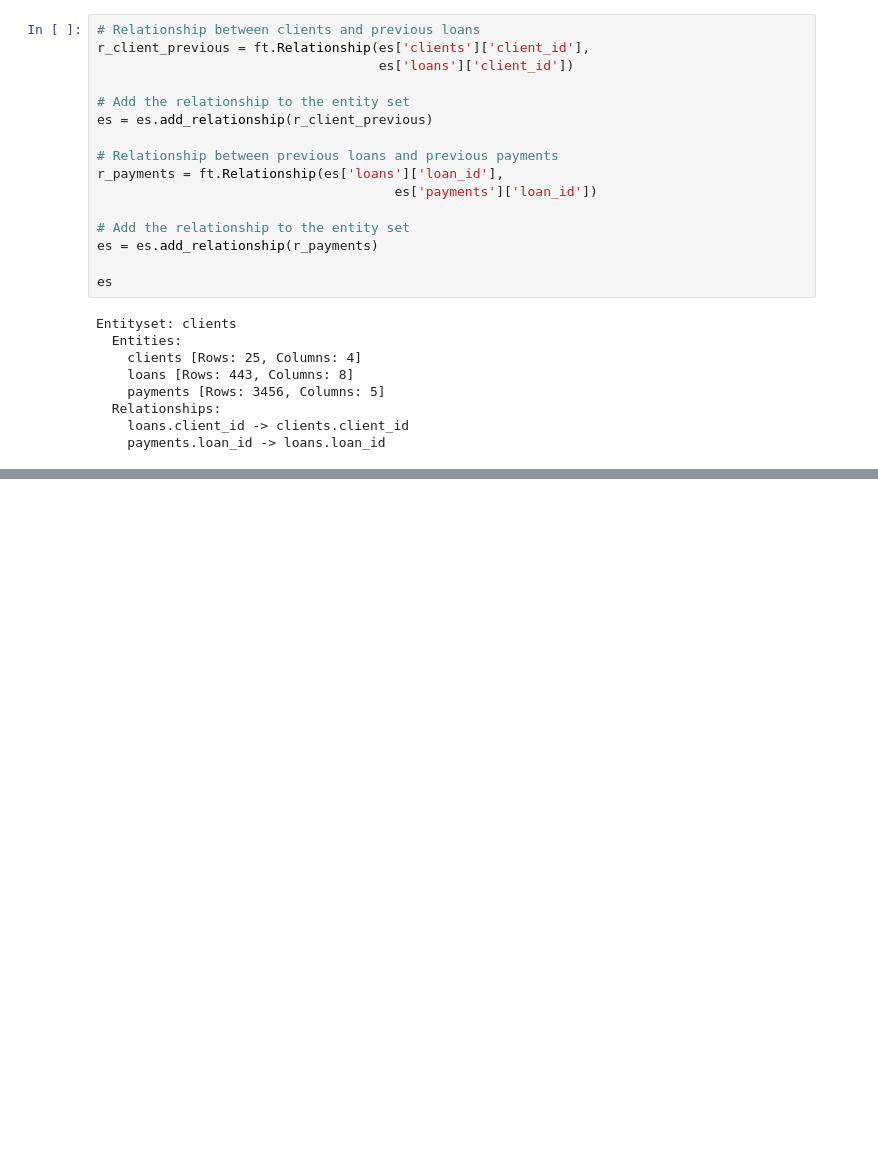
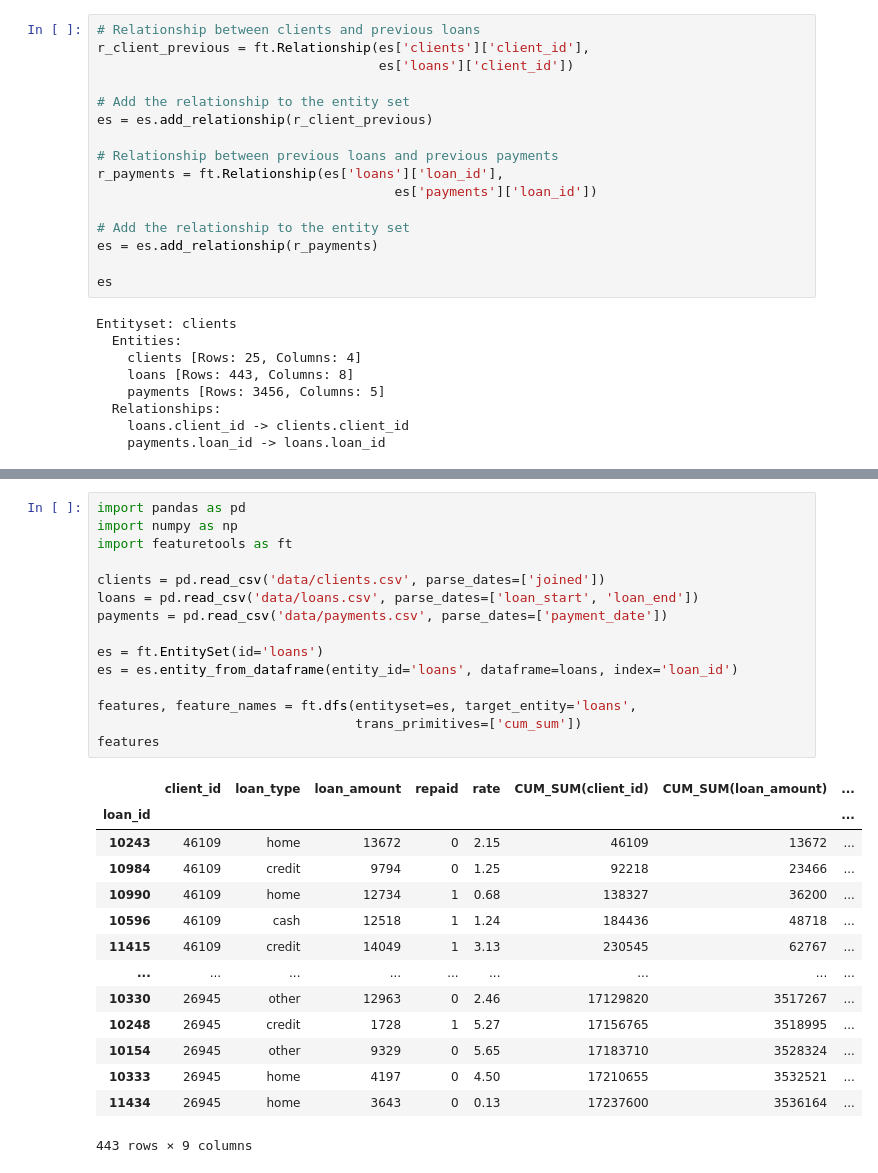
Before and after one commit to Owen-Choi/Python_Study, a Jupyter notebook: preprocessing_ex.ipynb, the cells around one changed output, grey strips where cells are left out. Cells and saved outputs as stored; diff of their text form; blank space fills up the shorter version.

Commit message:
data preprocessing programming homework

```diff
--- a/preprocessing_ex.ipynb
+++ b/preprocessing_ex.ipynb
@@ -71,0 +123,30 @@ Entityset: clients
+# %%
+import pandas as pd
+import numpy as np
+import featuretools as ft
+
+clients = pd.read_csv('data/clients.csv', parse_dates=['joined'])
+loans = pd.read_csv('data/loans.csv', parse_dates=['loan_start', 'loan_end'])
+payments = pd.read_csv('data/payments.csv', parse_dates=['payment_date'])
+
+es = ft.EntitySet(id='loans')
+es = es.entity_from_dataframe(entity_id='loans', dataframe=loans, index='loan_id')
+
+features, feature_names = ft.dfs(entityset=es, target_entity='loans',
+                                 trans_primitives=['cum_sum'])
+features
+# %% [output]
+|  | client_id | loan_type | loan_amount | repaid | rate | CUM_SUM(client_id) | CUM_SUM(loan_amount) | ... |
+| loan_id |  |  |  |  |  |  |  | ... |
+| 10243 | 46109 | home | 13672 | 0 | 2.15 | 46109 | 13672 | ... |
+| 10984 | 46109 | credit | 9794 | 0 | 1.25 | 92218 | 23466 | ... |
+| 10990 | 46109 | home | 12734 | 1 | 0.68 | 138327 | 36200 | ... |
+| 10596 | 46109 | cash | 12518 | 1 | 1.24 | 184436 | 48718 | ... |
+| 11415 | 46109 | credit | 14049 | 1 | 3.13 | 230545 | 62767 | ... |
+| ... | ... | ... | ... | ... | ... | ... | ... | ... |
+| 10330 | 26945 | other | 12963 | 0 | 2.46 | 17129820 | 3517267 | ... |
+| 10248 | 26945 | credit | 1728 | 1 | 5.27 | 17156765 | 3518995 | ... |
+| 10154 | 26945 | other | 9329 | 0 | 5.65 | 17183710 | 3528324 | ... |
+| 10333 | 26945 | home | 4197 | 0 | 4.50 | 17210655 | 3532521 | ... |
+| 11434 | 26945 | home | 3643 | 0 | 0.13 | 17237600 | 3536164 | ... |
+443 rows × 9 columns
```
Also changed, not shown: parts of 2 cells of this notebook, 1 other file.
